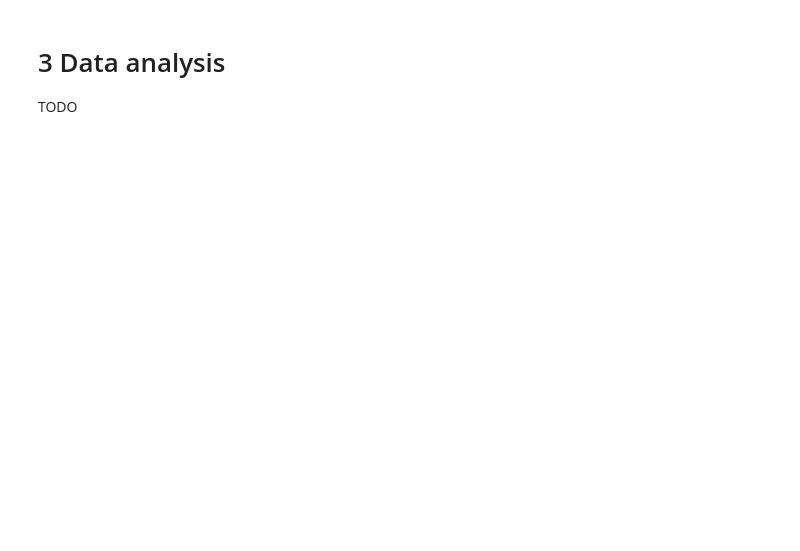
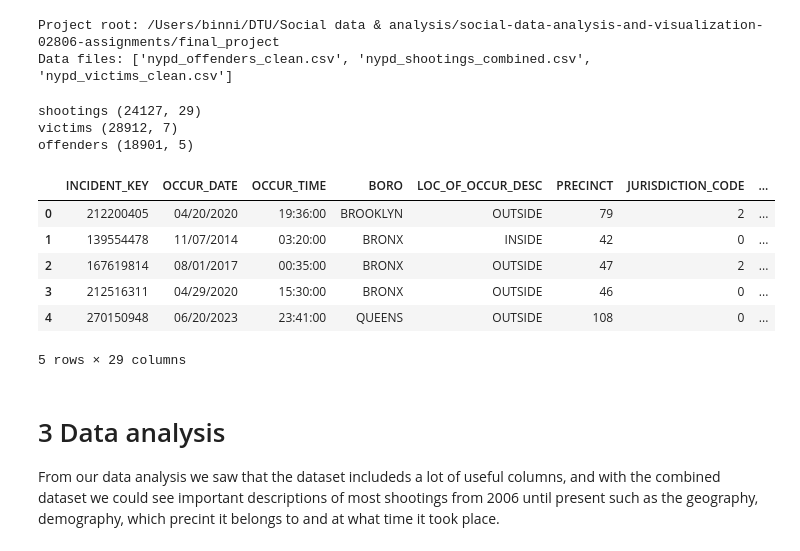
Before and after one commit to adamajane/social-data-analysis-and-visualization-02806-assignments, a Jupyter notebook: final_project/explainer_notebook.ipynb, the cells around one changed output. Cells and saved outputs as stored; diff of their text form; code cells hidden in the pictures; blank space fills up the shorter version.

Commit message:
Explainer notebook 90%

```diff
--- a/final_project/explainer_notebook.ipynb
+++ b/final_project/explainer_notebook.ipynb
@@ -19,3 +365,62 @@ TODO
+# %%
+
+ROOT = Path.cwd().resolve()
+if (ROOT / "final_project").exists():
+    ROOT = ROOT / "final_project"
+elif ROOT.name != "final_project":
+    raise FileNotFoundError("Run this notebook from the repository root or from final_project/.")
+
+os.chdir(ROOT)
+DATA = ROOT / "data"
+GENERATED = ROOT / "generated"
+FIGURES = GENERATED / "figures"
+OUTPUT = ROOT / "output"
+FIGURES.mkdir(parents=True, exist_ok=True)
+OUTPUT.mkdir(parents=True, exist_ok=True)
+
+print(f"Project root: {ROOT}")
+print(f"Data files: {[p.name for p in sorted(DATA.glob('*.csv'))]}")
+# %% [output]
+Project root: /Users/binni/DTU/Social data & analysis/social-data-analysis-and-visualization-02806-assignments/final_project
+Data files: ['nypd_offenders_clean.csv', 'nypd_shootings_combined.csv', 'nypd_victims_clean.csv']
+# %%
+# Load the cleaned project datasets and apply the typing used by the visualizations.
+
+shootings = pd.read_csv(DATA / "nypd_shootings_combined.csv", parse_dates=["datetime"])
+victims = pd.read_csv(DATA / "nypd_victims_clean.csv")
+offenders = pd.read_csv(DATA / "nypd_offenders_clean.csv")
+
+shootings = shootings.dropna(subset=["year", "BORO", "PRECINCT"]).copy()
+shootings["year"] = shootings["year"].astype(int)
+shootings["month"] = shootings["month"].fillna(0).astype(int)
+shootings["hour"] = shootings["hour"].fillna(0).astype(int)
+shootings["PRECINCT"] = shootings["PRECINCT"].astype(int).astype(str)
+shootings["num_victims"] = shootings["num_victims"].fillna(0).astype(int)
+shootings["num_murdered"] = shootings["num_murdered"].fillna(0).astype(int)
+shootings["has_fatality"] = shootings["num_murdered"] > 0
+
+for col in [
+    "BORO", "day_of_week", "victim_age_groups", "victim_sexes", "victim_races",
+    "perp_age_groups", "perp_sexes", "perp_races", "LOC_CLASSFCTN_DESC",
+]:
+    if col in shootings.columns:
+        shootings[col] = shootings[col].fillna("Unknown").astype(str)
+
+print("shootings", shootings.shape)
+print("victims", victims.shape)
+print("offenders", offenders.shape)
+shootings.head()
+# %% [output]
+shootings (24127, 29)
+victims (28912, 7)
+offenders (18901, 5)
+|  | INCIDENT_KEY | OCCUR_DATE | OCCUR_TIME | BORO | LOC_OF_OCCUR_DESC | PRECINCT | JURISDICTION_CODE | ... |
+| 0 | 212200405 | 04/20/2020 | 19:36:00 | BROOKLYN | OUTSIDE | 79 | 2 | ... |
+| 1 | 139554478 | 11/07/2014 | 03:20:00 | BRONX | INSIDE | 42 | 0 | ... |
+| 2 | 167619814 | 08/01/2017 | 00:35:00 | BRONX | OUTSIDE | 47 | 2 | ... |
+| 3 | 212516311 | 04/29/2020 | 15:30:00 | BRONX | OUTSIDE | 46 | 0 | ... |
+| 4 | 270150948 | 06/20/2023 | 23:41:00 | QUEENS | OUTSIDE | 108 | 0 | ... |
+5 rows × 29 columns
 # %% [markdown]
 # 3 Data analysis
-TODO
+From our data analysis we saw that the dataset includeds a lot of useful columns, and with the combined dataset we could see important descriptions of most shootings from 2006 until present such as the geography, demography, which precint it belongs to and at what time it took place.
```
Also changed, not shown: parts of 14 cells of this notebook, 7 other files.
